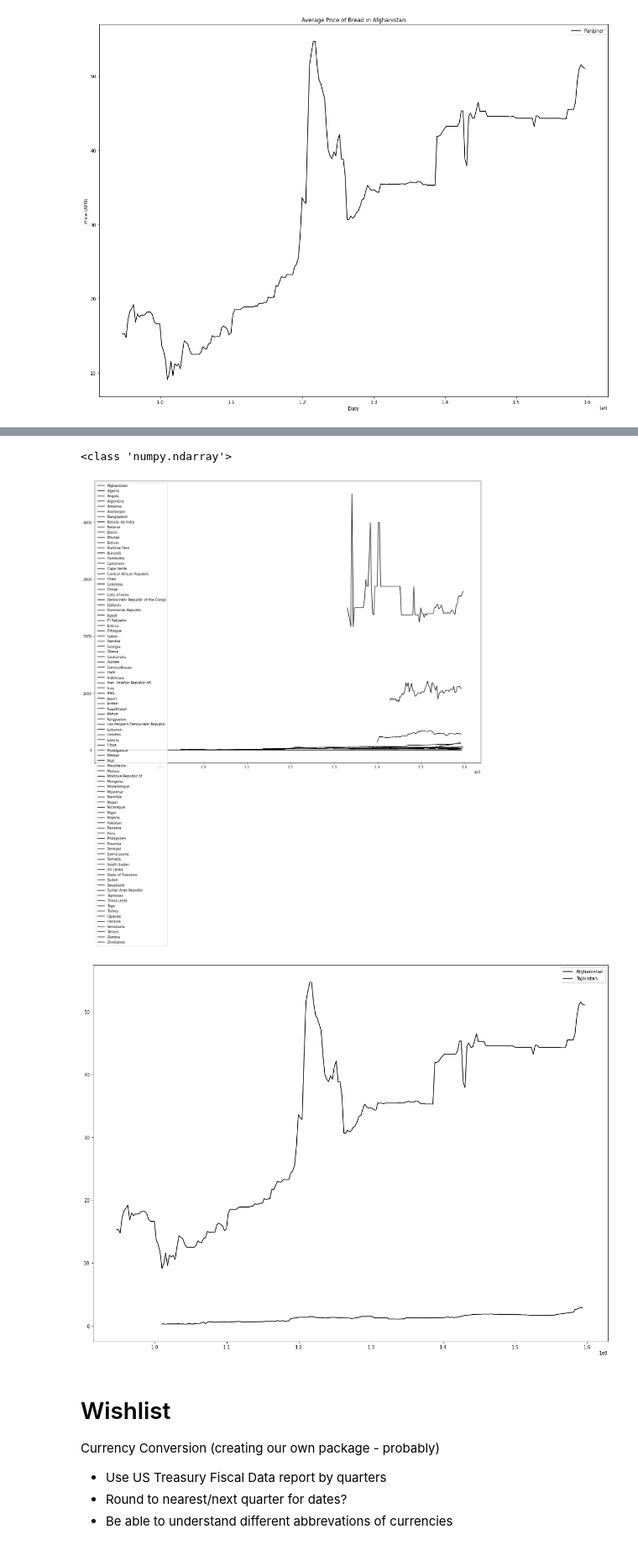
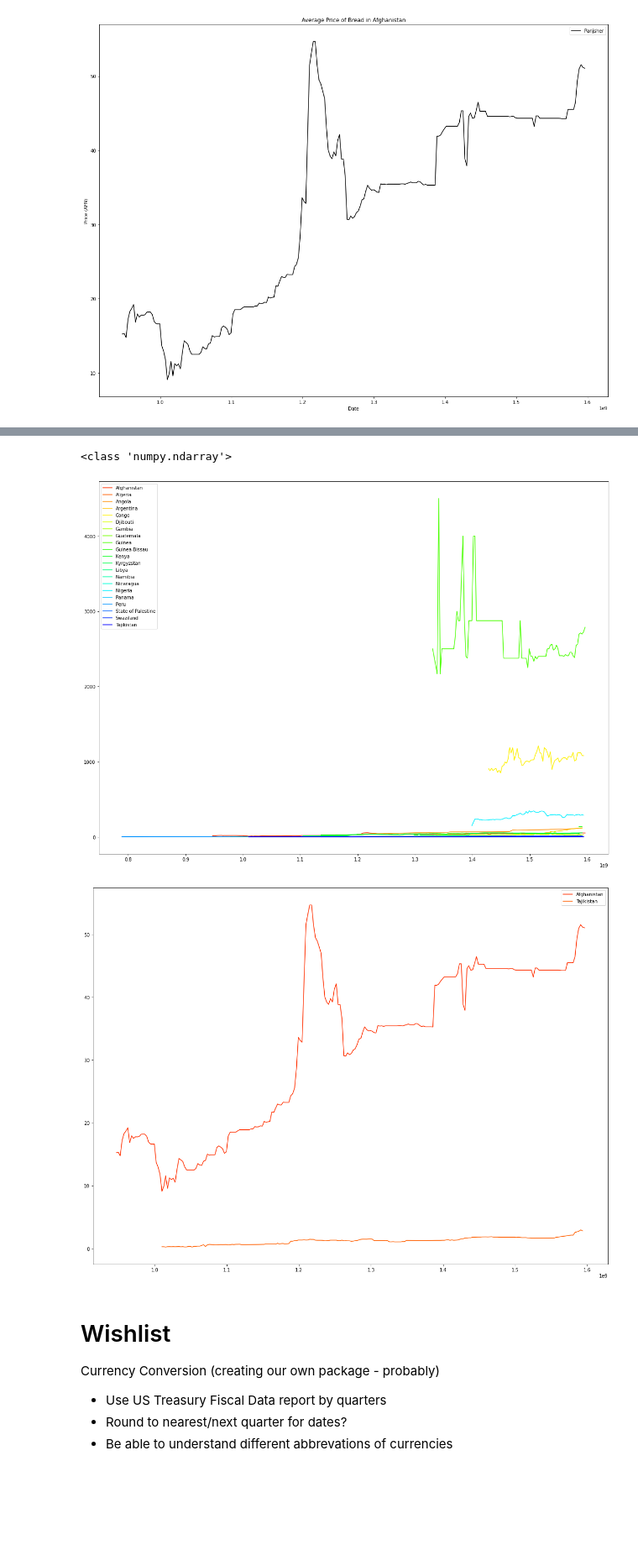
Before and after one commit to gigawawa/Food-Prices-Project, a Jupyter notebook: foodPriceAnalysis.ipynb, the cells around one changed output, grey strips where cells are left out. Shown at 84% size. Saved outputs shown, nothing was run; the diff lists cells and outputs as text; code cells hidden in the pictures; blank space fills up the shorter version.

```diff
--- a/foodPriceAnalysis.ipynb
+++ b/foodPriceAnalysis.ipynb
@@ -664,14 +636,32 @@ DrawMultiAverageGraph(country, product)
 # Goal: Every Average for every counrty for ONE product
 def GraphAverages(product, countries = df['Country'].unique()):
 
+
+
+    # sectionSize = math.ceil(len(countries) / NUM_STYLES)
+    # colorRGBlist = sns.color_palette(palette='hsv',n_colors = sectionSize)
+    colorRGBlist = sns.color_palette(palette='hsv', n_colors=30)
+    hexColorIndex = 0
+    lineStyleIndex = 0
+
     plt.figure(figsize=(20,15))
     for country in countries:
+
+        if hexColorIndex == len(colorRGBlist):
+            hexColorIndex = 0
+            lineStyleIndex += 1
+
         tempDF = df.loc[(df['Country']== country) & (df['Product Name']== product)]
+        if tempDF.empty:
+            continue;
         tempDF_AverageMarketPrice =  tempDF.groupby('Date')['Market Price'].mean()
         tempDF_AverageMarketPrice = tempDF_AverageMarketPrice.reset_index()
 
         #Graph it
-        plt.plot(tempDF_AverageMarketPrice['Date'].apply(datetimeToFloat),tempDF_AverageMarketPrice['Market Price'],label=country, color='black');
+        # plt.plot(tempDF_AverageMarketPrice['Date'].apply(datetimeToFloat),tempDF_AverageMarketPrice['Market Price'],label=country, color='black', );
+        plt.plot(tempDF_AverageMarketPrice['Date'].apply(datetimeToFloat),tempDF_AverageMarketPrice['Market Price'],label=country, color=colorRGBlist[hexColorIndex], linestyle=LINE_STYLES[lineStyleIndex]);
+
+        hexColorIndex += 1
 
         # plt.title("Average Price of {} in {}".format(product, country))
         # plt.xlabel("Date")
@@ -703,36 +693,37 @@ def GraphAverages(product, countries = df['Country'].unique()):
     # for label_num in range(len(cities)):
     #     # print("label_num % (math.ceil(len(cities) / NUM_STYLES)) = {0}".format(label_num % (math.ceil(len(cities) / NUM_STYLES))))
     #     label = cities[label_num]
     #     if label_num % (math.ceil(len(cities) / NUM_STYLES)) == 0:
     #         lineStyleIndex+=1
     #         hexColorIndex = 0
 
 
     #     productPriceCity = DF_ProductDetails.loc[(DF_ProductDetails['City']==label)]
     #     plt.plot(productPriceCity['Date'].apply(datetimeToFloat),productPriceCity['Market Price'],label=label, color=colorRGBlist[hexColorIndex], linestyle=LINE_STYLES[lineStyleIndex]);
     #     # sns.regplot(x=productPriceCity['Date'].apply(datetimeToFloat),y=productPriceCity['Market Price'],label=label, color=colorRGBlist[hexColorIndex], logx=True);
     #     # sns.regplot(x=DF_AverageMarketPrice['Date'].apply(datetimeToFloat),y=DF_AverageMarketPrice['Market Price'],label=label, color=colorRGBlist[hexColorIndex]);
     #     hexColorIndex += 1
     # plt.plot(DF_AverageMarketPrice['Date'].apply(datetimeToFloat),DF_AverageMarketPrice['Market Price'],label="Average", color='black');
 
 
     # plt.legend()
     # plt.title("Average Price of {} in {}".format(product, country))
     # plt.xlabel("Date")
     # plt.ylabel("Price ({})".format(DF_ProductDetails['Currency'].unique()[0]))
     # plt.show()
 
 countries = ("Afghanistan", "Tajikistan")
 country = "Afghanistan"
 product = "Bread"
-# GraphAverages(product, [country])
+# product = "Exchange rate"
+GraphAverages(product, [country])
 print(type(df['Country'].unique()))
 GraphAverages(product)
 GraphAverages(product, countries)
 # %% [output]
 <class 'numpy.ndarray'>
-[figure, old version]
+[figure, new version]
-[figure, old version]
+[figure, new version]
 # %% [markdown]
 # Wishlist
 Currency Conversion (creating our own package - probably)
```
Also changed, not shown: parts of 10 cells of this notebook.
